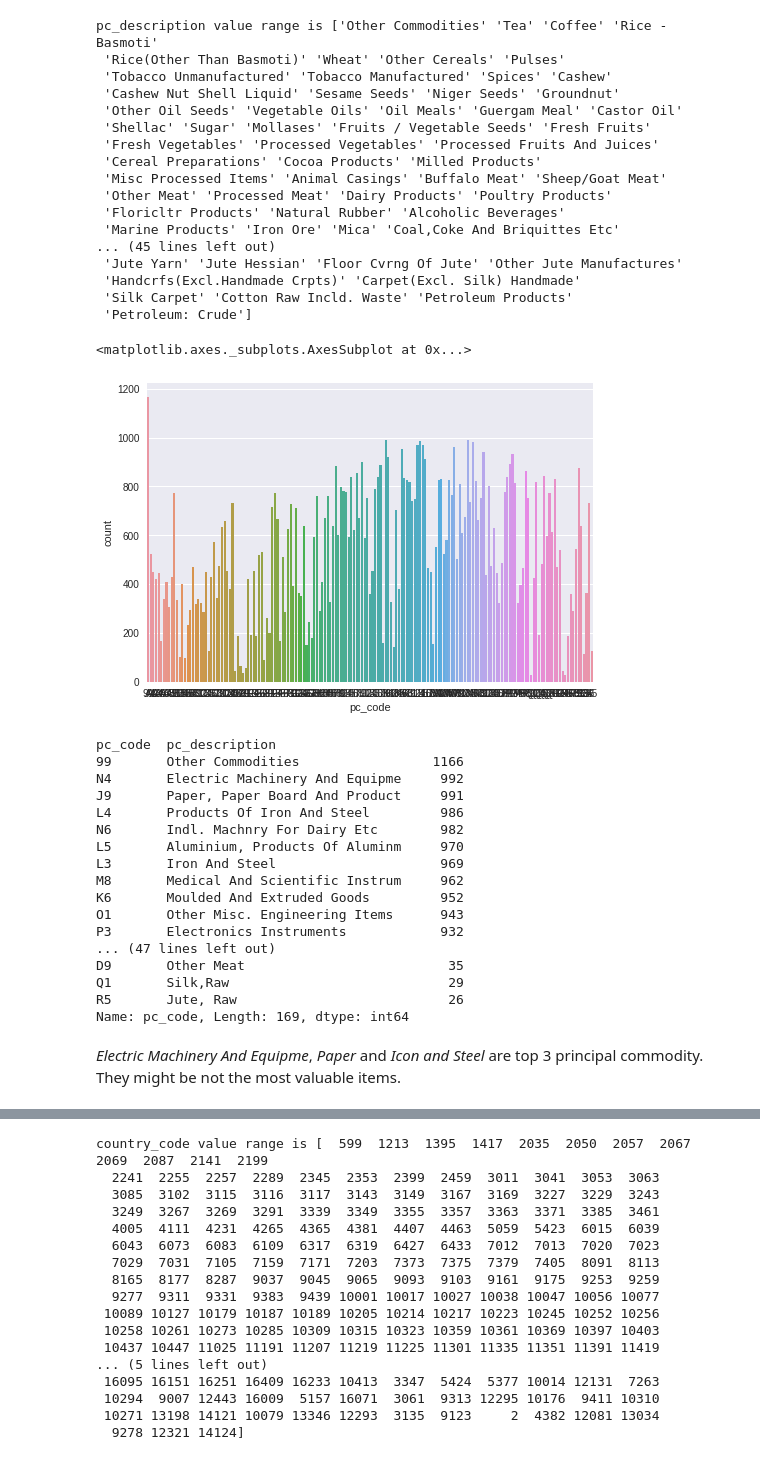
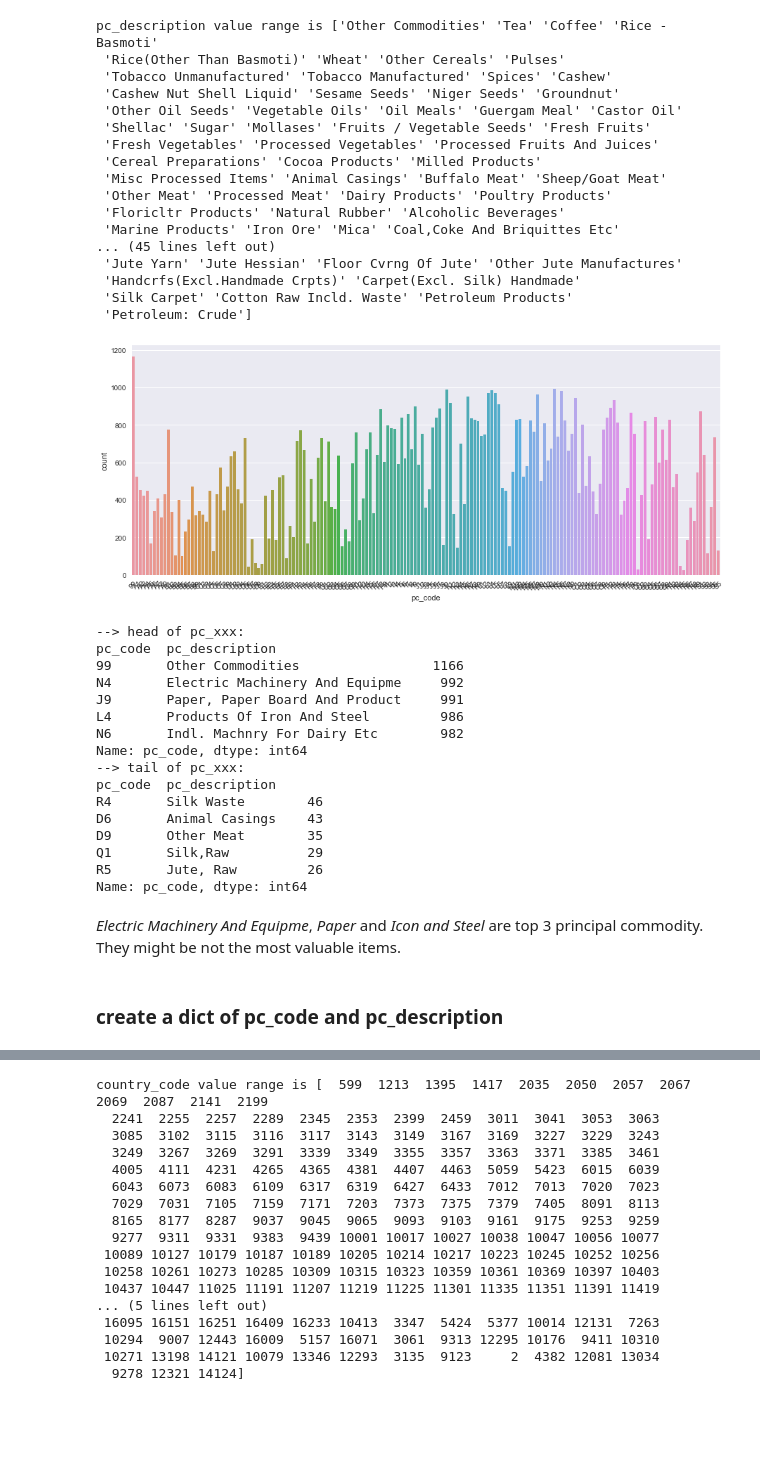
Before and after one commit to liam-august-h/for_kaggle, a Jupyter notebook: Import_and_Export_by_India_from_2014_to_2017/practice.ipynb, the cells around one changed output, grey strips where cells are left out. Drawn from its saved outputs; the diff is of its cells as text; code cells hidden in the pictures; blank space fills up the shorter version.

```diff
--- a/Import_and_Export_by_India_from_2014_to_2017/practice.ipynb
+++ b/Import_and_Export_by_India_from_2014_to_2017/practice.ipynb
@@ -115,32 +136,37 @@ pc_description value range is ['Other Commodities' 'Tea' 'Coffee' 'Rice -Basmoti
  'Handcrfs(Excl.Handmade Crpts)' 'Carpet(Excl. Silk) Handmade'
  'Silk Carpet' 'Cotton Raw Incld. Waste' 'Petroleum Products'
  'Petroleum: Crude']
-# %%
-sns.countplot(x='pc_code', data=data)
-# %% [output]
-<matplotlib.axes._subplots.AxesSubplot at 0x...>
-[figure, removed]
+# %%
+f, ax = plt.subplots(figsize = (15, 6))
+sns.countplot(x='pc_code', data=data)
+plt.xticks(rotation=45);
+# %% [output]
+[figure, added]
 # %%
 pc_count = data.groupby(['pc_code', 'pc_description'])['pc_code'].count()\
     .sort_values(ascending=False)
-print pc_count
+print "--> head of pc_xxx: "
+print pc_count.head()
+print "--> tail of pc_xxx: "
+print pc_count.tail()
 # %% [output]
+--> head of pc_xxx:
 pc_code  pc_description
 99       Other Commodities                 1166
 N4       Electric Machinery And Equipme     992
 J9       Paper, Paper Board And Product     991
 L4       Products Of Iron And Steel         986
 N6       Indl. Machnry For Dairy Etc        982
-L5       Aluminium, Products Of Aluminm     970
-L3       Iron And Steel                     969
-M8       Medical And Scientific Instrum     962
-K6       Moulded And Extruded Goods         952
-O1       Other Misc. Engineering Items      943
-P3       Electronics Instruments            932
-... (47 lines left out)
-D9       Other Meat                          35
-Q1       Silk,Raw                            29
-R5       Jute, Raw                           26
-Name: pc_code, Length: 169, dtype: int64
+Name: pc_code, dtype: int64
+--> tail of pc_xxx:
+pc_code  pc_description
+R4       Silk Waste        46
+D6       Animal Casings    43
+D9       Other Meat        35
+Q1       Silk,Raw          29
+R5       Jute, Raw         26
+Name: pc_code, dtype: int64
 # %% [markdown]
 *Electric Machinery And Equipme*, *Paper* and *Icon and Steel* are top 3 principal commodity. They might be not the most valuable items.
+# %% [markdown]
+### create a dict of pc_code and pc_description
```
Also changed, not shown: parts of 80 cells of this notebook.
